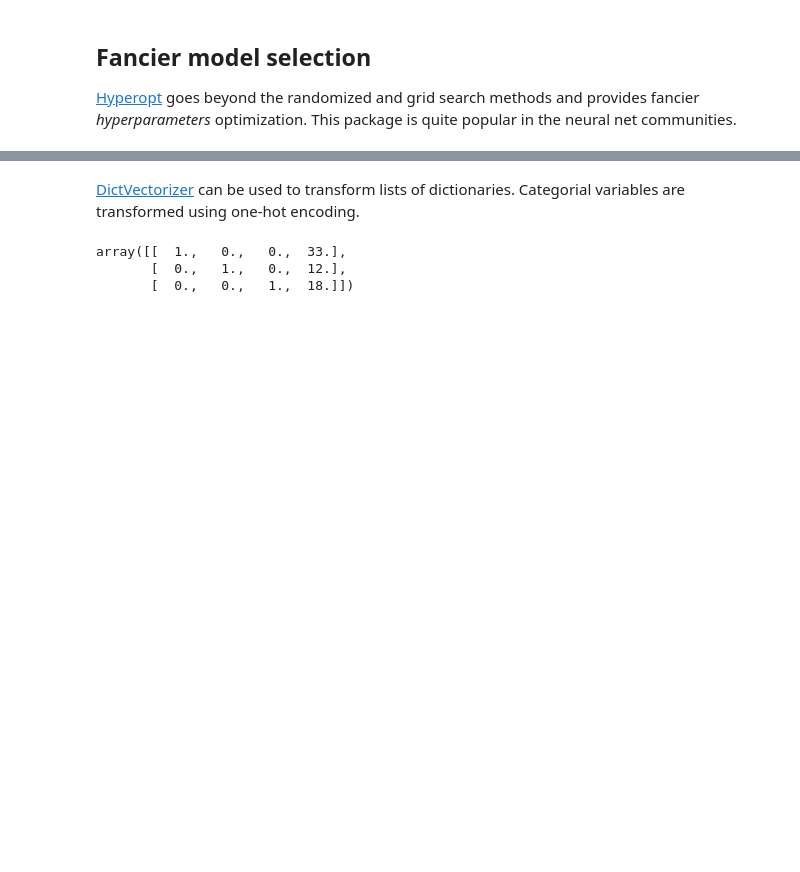
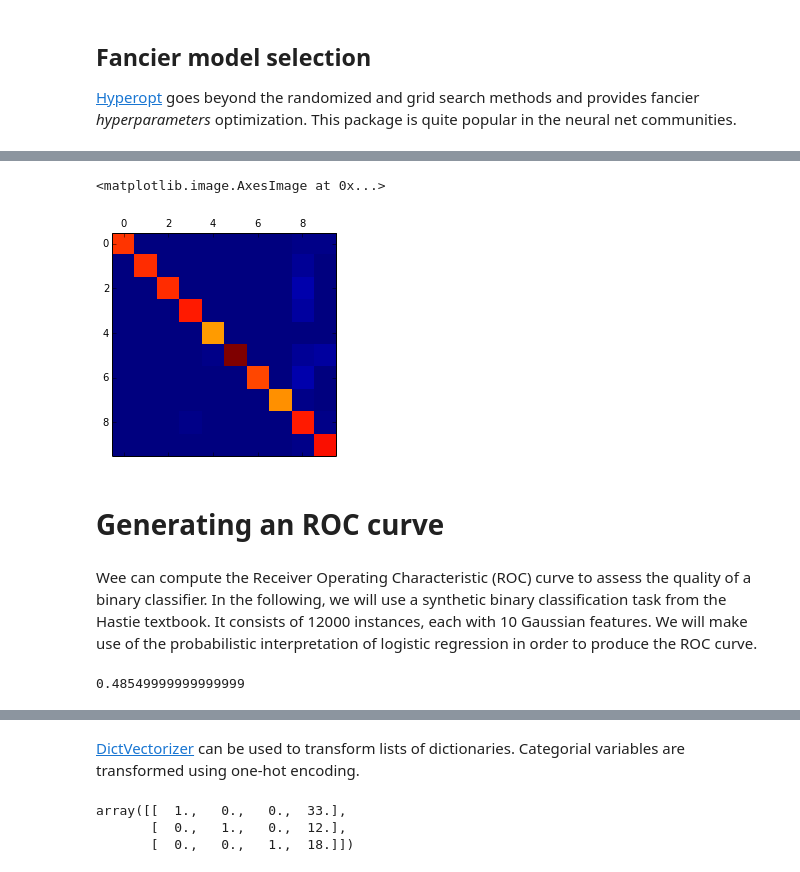
Before and after one commit to pierrelux/notebooks, a Jupyter notebook: Machine learning in Python.ipynb, the cells around one changed output, grey strips where cells are left out. Drawn from its saved outputs; the diff is of its cells as text; code cells hidden in the pictures; blank space fills up the shorter version.

Commit message:
Added roc, confusion map

```diff
--- a/Machine learning in Python.ipynb
+++ b/Machine learning in Python.ipynb
@@ -388,0 +396,27 @@ avg / total       0.97      0.96      0.96       899
+# %%
+from sklearn.metrics import confusion_matrix
+cm = confusion_matrix(y_true, y_pred)
+plt.matshow(cm)
+# %% [output]
+<matplotlib.image.AxesImage at 0x...>
+[figure, added]
+# %% [markdown]
+# Generating an ROC curve
+# %% [markdown]
+Wee can compute the Receiver Operating Characteristic (ROC) curve to assess the quality of a binary classifier. In the following, we will use a synthetic binary classification task from the Hastie textbook. It consists of 12000 instances, each with 10 Gaussian features. We will make use of the probabilistic interpretation of logistic regression in order to produce the ROC curve.
+# %%
+from sklearn.datasets import make_hastie_10_2
+from sklearn.linear_model import LogisticRegression
+
+X, y = datasets.make_hastie_10_2()
+X_train, X_test, y_train, y_test = train_test_split(X, y, test_size=0.5, random_state=0)
+
+tuned_parameters = [{'penalty': ['l1', 'l2'],
+                     'C': [1, 10, 100, 1000]}]
+
+logreg = LogisticRegression()
+clf = GridSearchCV(logreg, tuned_parameters)
+clf.fit(X_train, y_train)
+clf.best_score_
+# %% [output]
+0.48549999999999999
```
Also changed, not shown: parts of 18 cells of this notebook.
